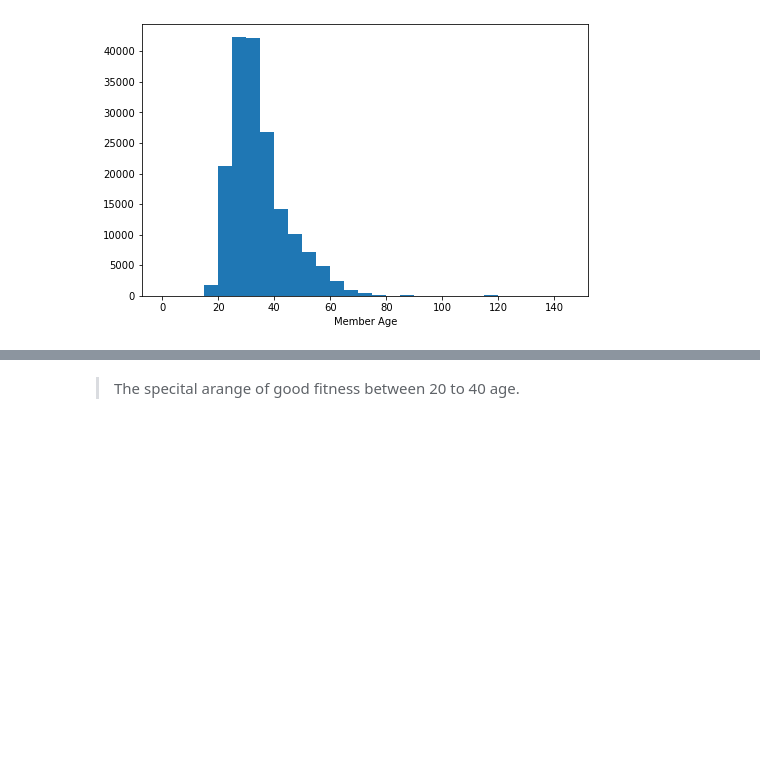
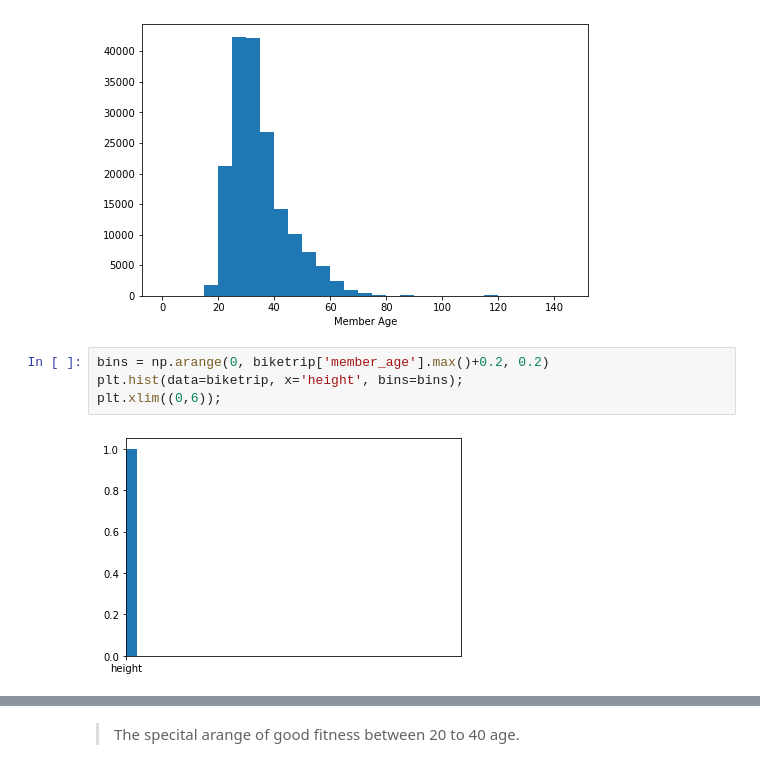
Before and after one commit to abdullah2web/Data_Exploration_project7, a Jupyter notebook: data_exploration.ipynb, the cells around one changed output, grey strips where cells are left out. Saved outputs shown, nothing was run; the diff lists cells and outputs as text; blank space fills up the shorter version.

```diff
--- a/data_exploration.ipynb
+++ b/data_exploration.ipynb
@@ -212,3 +213,9 @@ plt.xlabel('Member Age')
 plt.show()
 # %% [output]
 [figure]
+# %%
+bins = np.arange(0, biketrip['member_age'].max()+0.2, 0.2)
+plt.hist(data=biketrip, x='height', bins=bins);
+plt.xlim((0,6));
+# %% [output]
+[figure, added]
```
Also changed, not shown: parts of 13 cells of this notebook, 4 other files.
